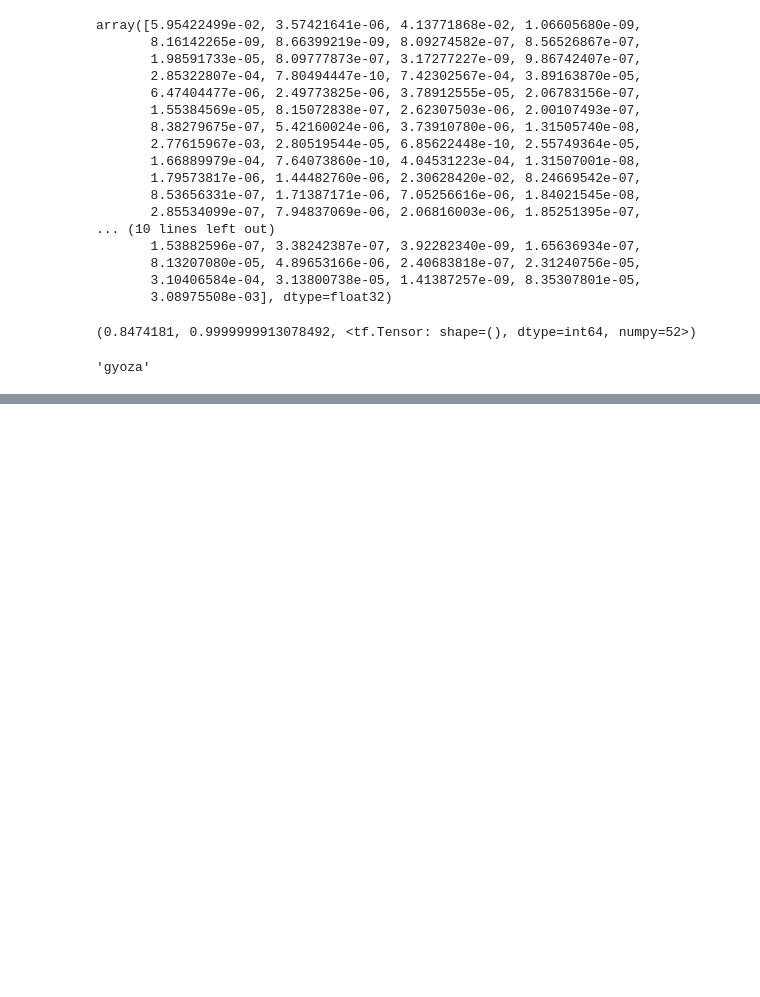
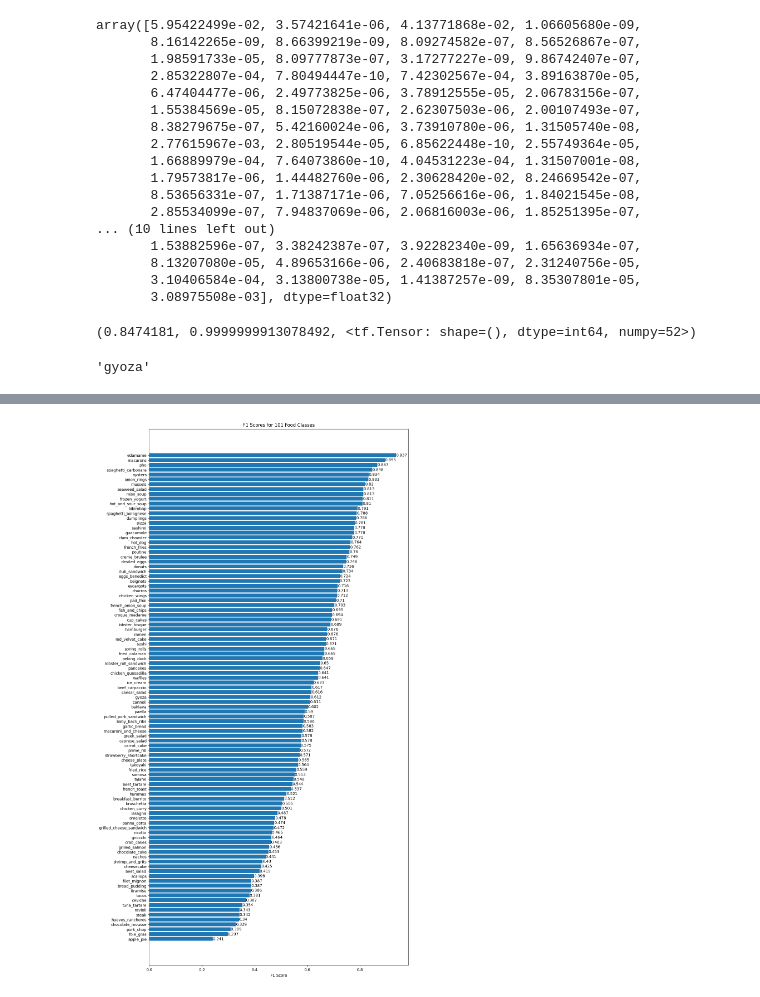
Before and after one commit to swanny0000/ZTM-TensorFlow, a Jupyter notebook: 06_Transfer_Learning_pt_3_Scaling_Up.ipynb, the cells around one changed output, grey strips where cells are left out. Drawn from its saved outputs; the diff is of its cells as text; code cells hidden in the pictures; blank space fills up the shorter version.

```diff
--- a/06_Transfer_Learning_pt_3_Scaling_Up.ipynb
+++ b/06_Transfer_Learning_pt_3_Scaling_Up.ipynb
@@ -328,0 +497,6 @@ pred_classes = preds_probs.argmax(axis=1)
+# %%
+# let's plot out f1 scored by class
+classification_report_dict = sklearn.metrics.classification_report(y_true=y_labels,
+                                                                   y_pred=pred_classes,
+                                                                   output_dict=True)
+classification_report_dict
@@ -328,0 +521,9 @@ pred_classes = preds_probs.argmax(axis=1)
+# %%
+class_names = test_data.class_names
+class_f1_scores = {}
+for k, v in classification_report_dict.items():
+  if k == "accuracy": break
+  else:
+    class_f1_scores[class_names[int(k)]] = v["f1-score"]
+
+class_f1_scores
@@ -328,0 +548,7 @@ pred_classes = preds_probs.argmax(axis=1)
+# %%
+# get ready for visualization using a dataframe
+import pandas as pd
+f1_scores = pd.DataFrame({"class_names": list(class_f1_scores.keys()),
+                          "f1-score": list(class_f1_scores.values())}).sort_values("f1-score", ascending=False)
+
+f1_scores[:10]
@@ -328,0 +575,14 @@ pred_classes = preds_probs.argmax(axis=1)
+# %%
+import matplotlib.pyplot as plt
+
+fig, ax = plt.subplots(figsize=(12, 25))
+scores = ax.barh(range(len(f1_scores)),
+                 f1_scores["f1-score"].values)
+ax.set_yticks(range(len(f1_scores)))
+ax.set_yticklabels(f1_scores["class_names"])
+ax.bar_label(scores, [round(score, 3) for score in f1_scores["f1-score"]])
+ax.set_xlabel("F1 Score")
+ax.set_title("F1 Scores for 101 Food Classes")
+ax.invert_yaxis()
+# %% [output]
+[figure, added]
```
Also changed, not shown: parts of 30 cells of this notebook.
